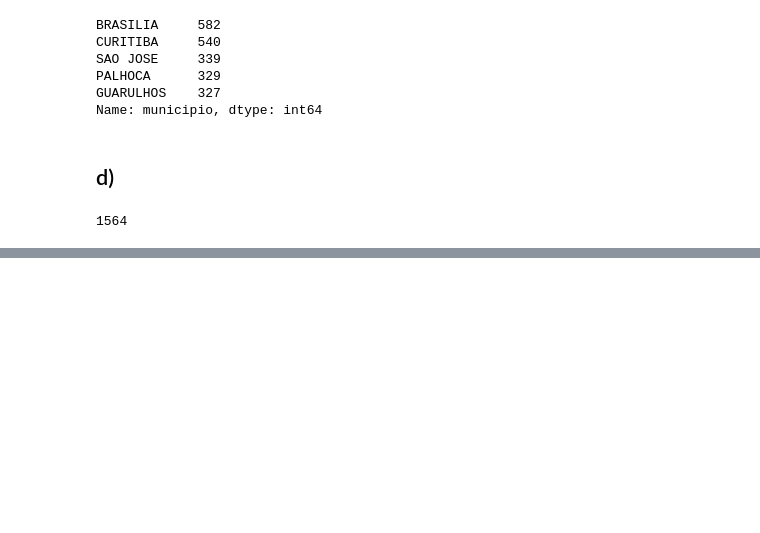
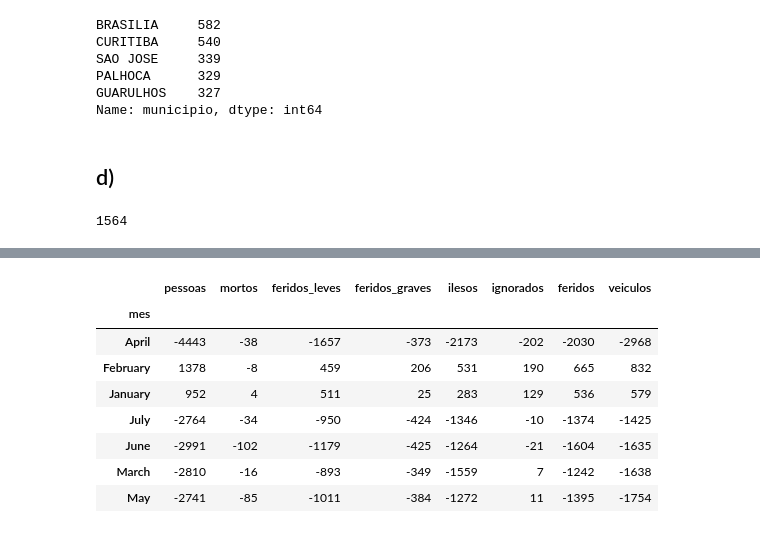
Before and after one commit to STNeto1/ifpb, a Jupyter notebook: estatistica/Projeto 1.ipynb, the cells around one changed output, grey strips where cells are left out. Drawn from its saved outputs; the diff is of its cells as text; code cells hidden in the pictures; blank space fills up the shorter version.

```diff
--- a/estatistica/Projeto 1.ipynb
+++ b/estatistica/Projeto 1.ipynb
@@ -68,0 +202,16 @@ list(detran20[detran20['uf'] == 'PB'].count())[0]
+# %%
+d20 = detran20.loc[:, 'pessoas':].groupby('mes').sum()
+# %%
+d19_20 = d20 - d19
+# %%
+d19_20
+# %% [output]
+|  | pessoas | mortos | feridos_leves | feridos_graves | ilesos | ignorados | feridos | veiculos |
+| mes |  |  |  |  |  |  |  |  |
+| April | -4443 | -38 | -1657 | -373 | -2173 | -202 | -2030 | -2968 |
+| February | 1378 | -8 | 459 | 206 | 531 | 190 | 665 | 832 |
+| January | 952 | 4 | 511 | 25 | 283 | 129 | 536 | 579 |
+| July | -2764 | -34 | -950 | -424 | -1346 | -10 | -1374 | -1425 |
+| June | -2991 | -102 | -1179 | -425 | -1264 | -21 | -1604 | -1635 |
+| March | -2810 | -16 | -893 | -349 | -1559 | 7 | -1242 | -1638 |
+| May | -2741 | -85 | -1011 | -384 | -1272 | 11 | -1395 | -1754 |
```
Also changed, not shown: parts of 25 cells of this notebook, 23 other files.
